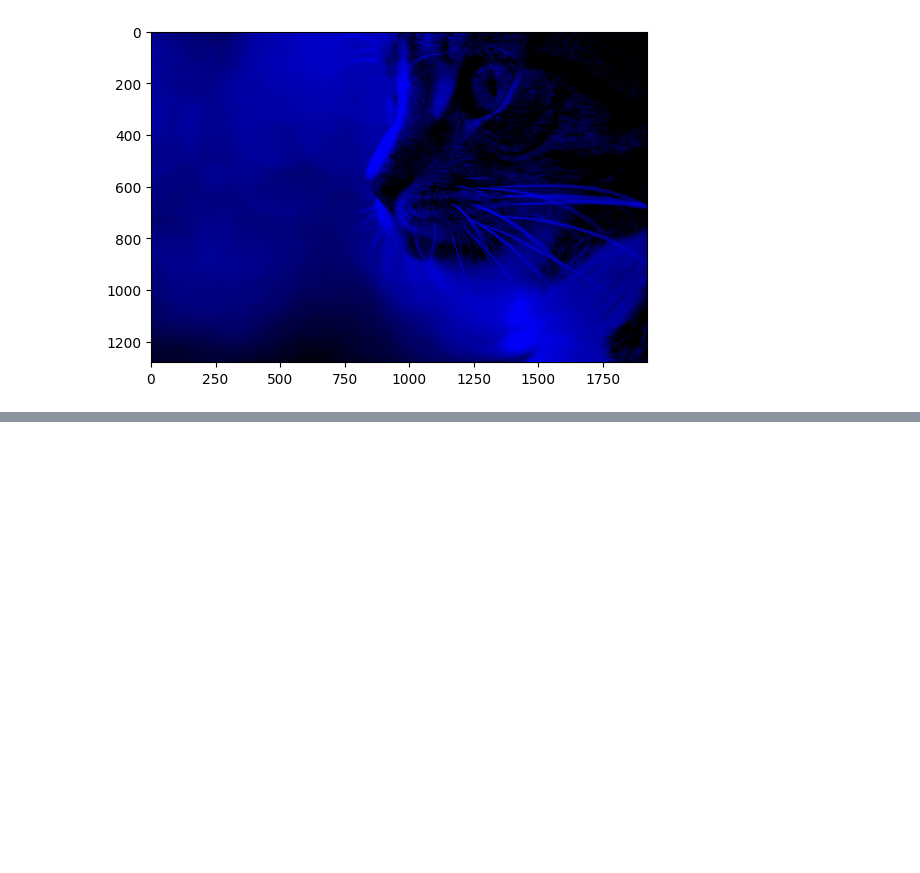
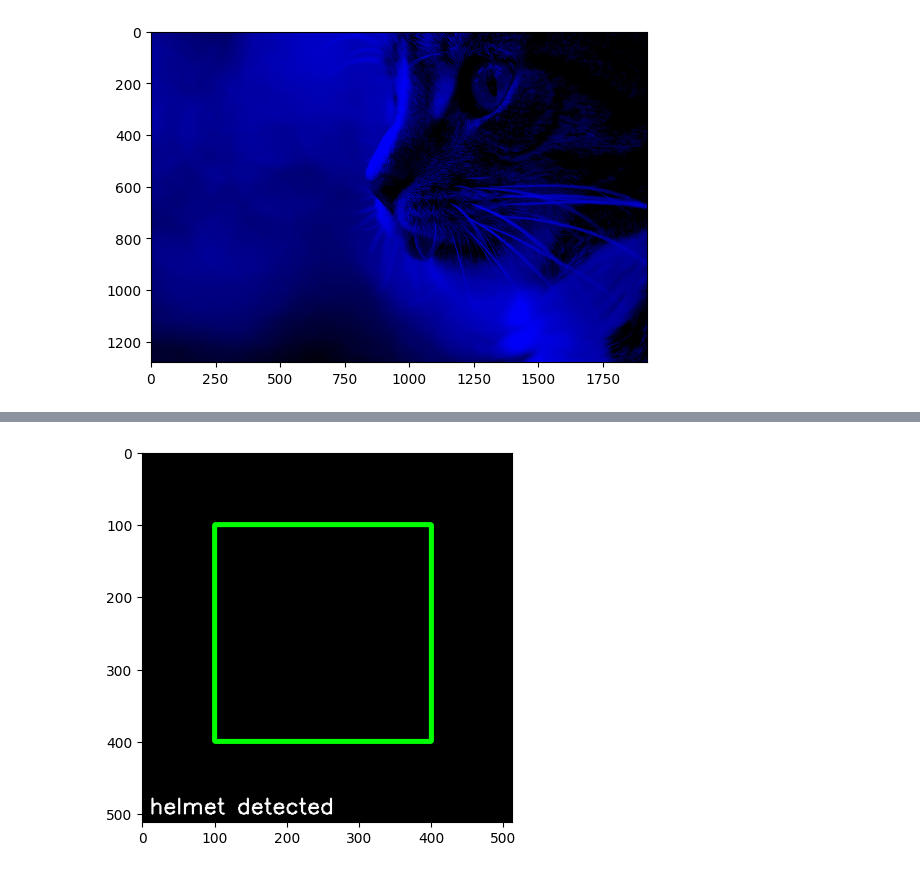
Before and after one commit to sevilkhojasteh/open-cv, a Jupyter notebook: learn.ipynb, the cells around one changed output, grey strips where cells are left out. Saved outputs shown, nothing was run; the diff lists cells and outputs as text; code cells hidden in the pictures; blank space fills up the shorter version.

Commit message:
basic numpy

```diff
--- a/learn.ipynb
+++ b/learn.ipynb
@@ -109,0 +172,20 @@ If an interviewer asks why your colors look inverted (smurfs with red faces) whe
+# %%
+import numpy as np
+import cv2
+import matplotlib.pyplot as plt
+# When you "draw" on an image in OpenCV, you aren't adding a layer on top. You are physically changing the numbers in the underlying NumPy matrix. This is destructive. Always draw on a copy if you need the original data later.
+
+blank_img = np.zeros((512, 512, 3), dtype=np.uint8) # Create a blank black image
+# 1. Draw a Rectangle (e.g., a YOLO bounding box)
+# pt1: Top-left corner, pt2: Bottom-right corner
+# color: (B, G, R) format -> (0, 255, 0) is pure Green
+# thickness: integer
+cv2.rectangle(blank_img, (100, 100), (400, 400), (0, 255, 0), thickness=5) # Draw a green rectangle on the blank image
+
+# add text
+font = cv2.FONT_HERSHEY_SIMPLEX
+cv2.putText(blank_img, text = "helmet detected", org=(10, 500), fontFace = font, fontScale=1, color=(255, 255, 255), thickness=2) # Add white text to the image
+plt.imshow(blank_img) # Display the image with the rectangle and text
+plt.show() # Show the plot
+# %% [output]
+[figure, added]
```
Also changed, not shown: parts of 11 cells of this notebook.
